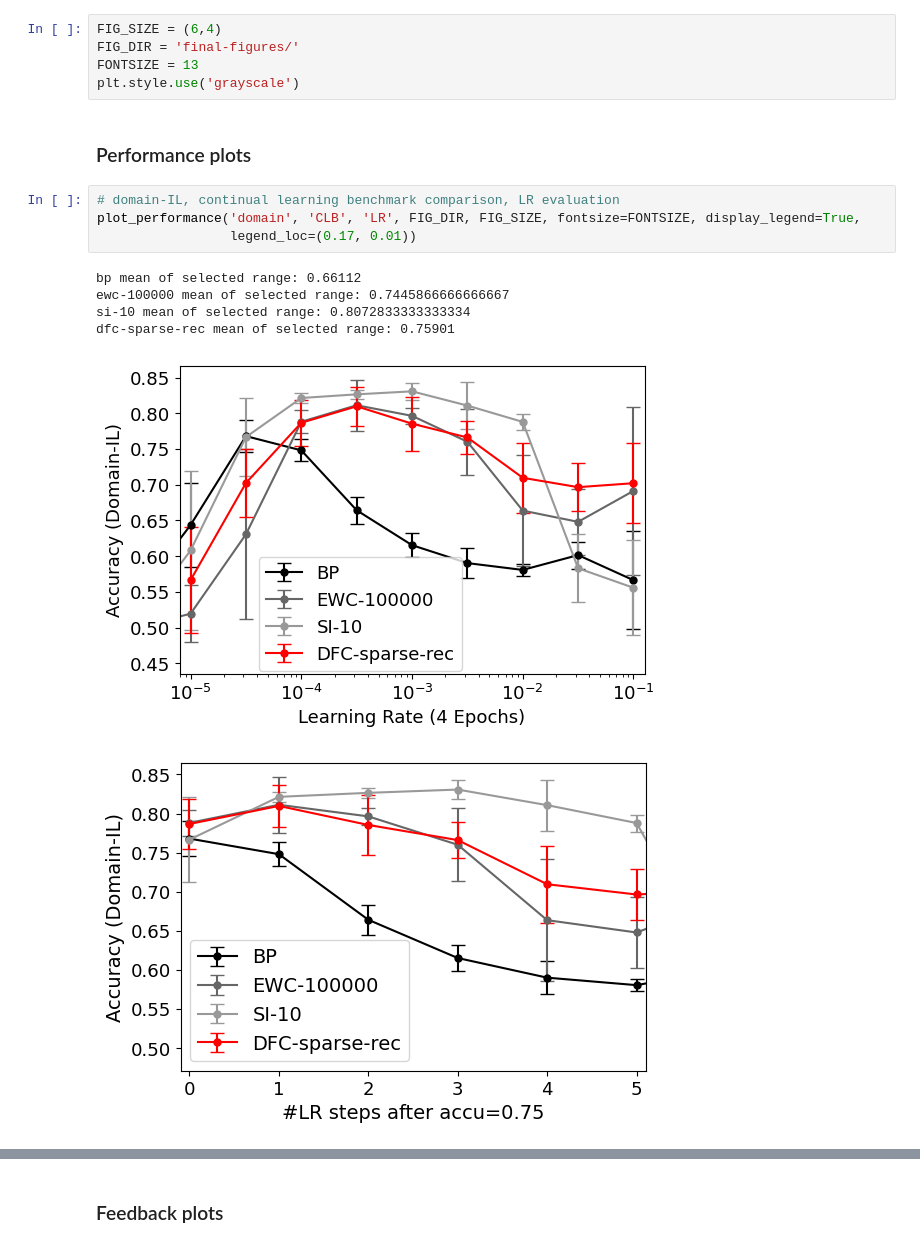
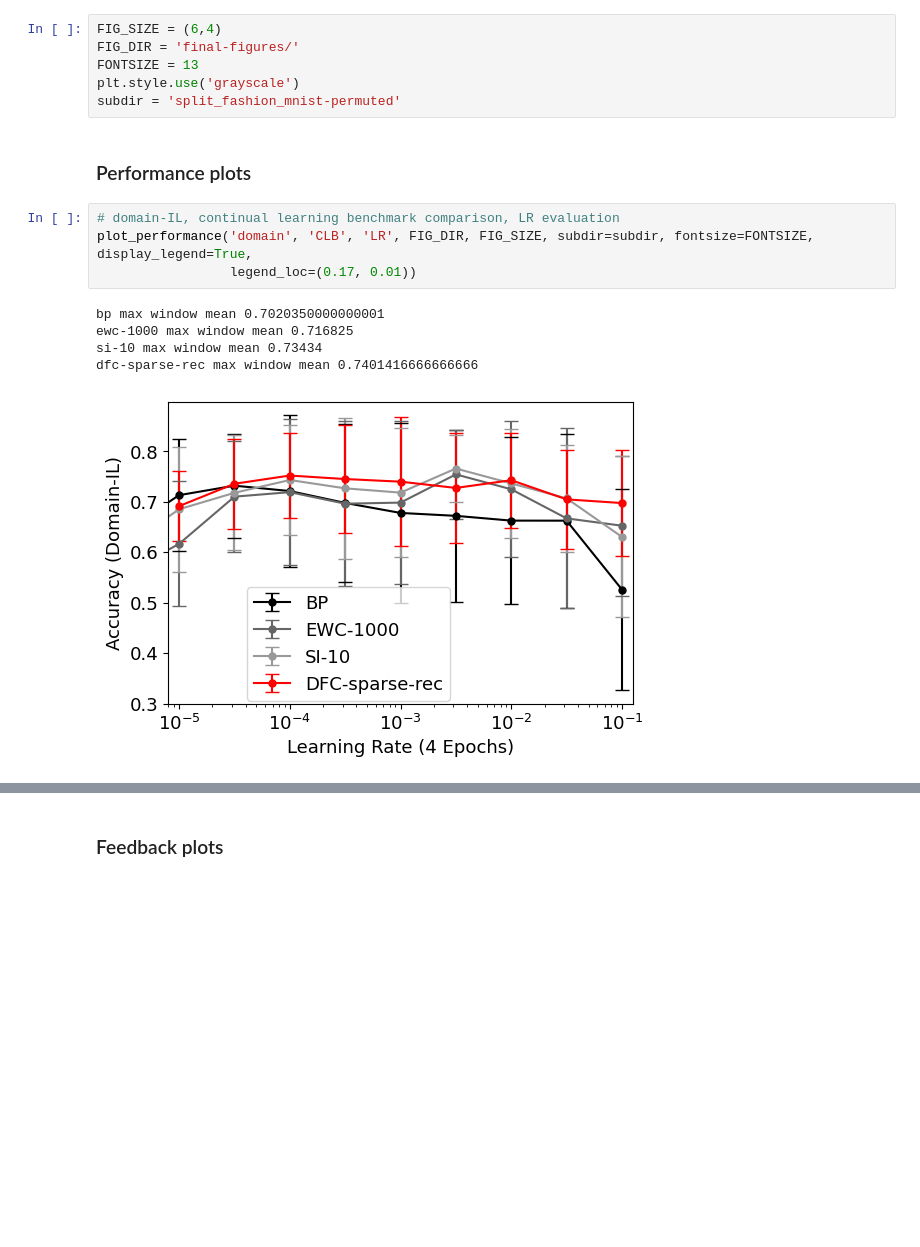
Before and after one commit to pennfranc/bio-inspired-continual-learning, a Jupyter notebook: dfc/notebooks/performance_results.ipynb, the cells around one changed output, grey strips where cells are left out. Saved outputs shown, nothing was run; the diff lists cells and outputs as text; blank space fills up the shorter version.

```diff
--- a/dfc/notebooks/performance_results.ipynb
+++ b/dfc/notebooks/performance_results.ipynb
@@ -22,18 +22,18 @@ FIG_SIZE = (6,4)
 FIG_DIR = 'final-figures/'
 FONTSIZE = 13
 plt.style.use('grayscale')
+subdir = 'split_fashion_mnist-permuted'
 # %% [markdown]
 ### Performance plots
 # %%
 # domain-IL, continual learning benchmark comparison, LR evaluation
-plot_performance('domain', 'CLB', 'LR', FIG_DIR, FIG_SIZE, fontsize=FONTSIZE, display_legend=True,
+plot_performance('domain', 'CLB', 'LR', FIG_DIR, FIG_SIZE, subdir=subdir, fontsize=FONTSIZE, display_legend=True,
                  legend_loc=(0.17, 0.01))
 # %% [output]
-bp mean of selected range: 0.66112
-ewc-100000 mean of selected range: 0.7445866666666667
-si-10 mean of selected range: 0.8072833333333334
-dfc-sparse-rec mean of selected range: 0.75901
+bp max window mean 0.7020350000000001
+ewc-1000 max window mean 0.716825
+si-10 max window mean 0.73434
+dfc-sparse-rec max window mean 0.7401416666666666
-[figure, old version]
+[figure, new version]
-[figure, removed]
 # %%
 # domain-IL, continual learning benchmark comparison, early stop evaluation
```
Also changed, not shown: parts of 6 cells of this notebook, 1 other file.
